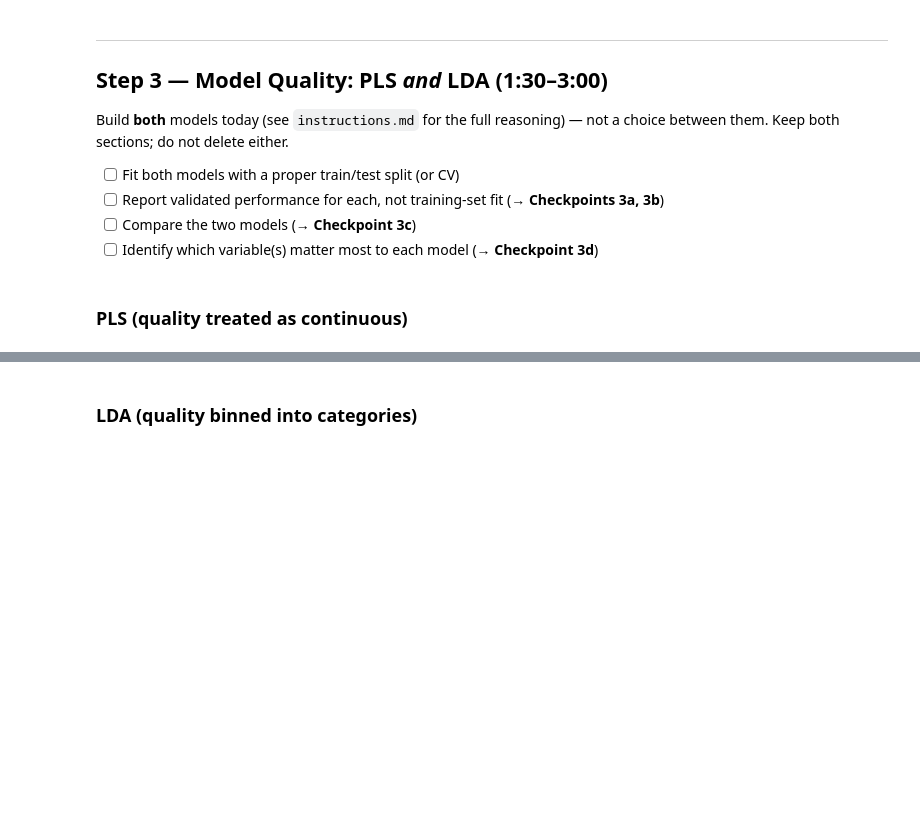
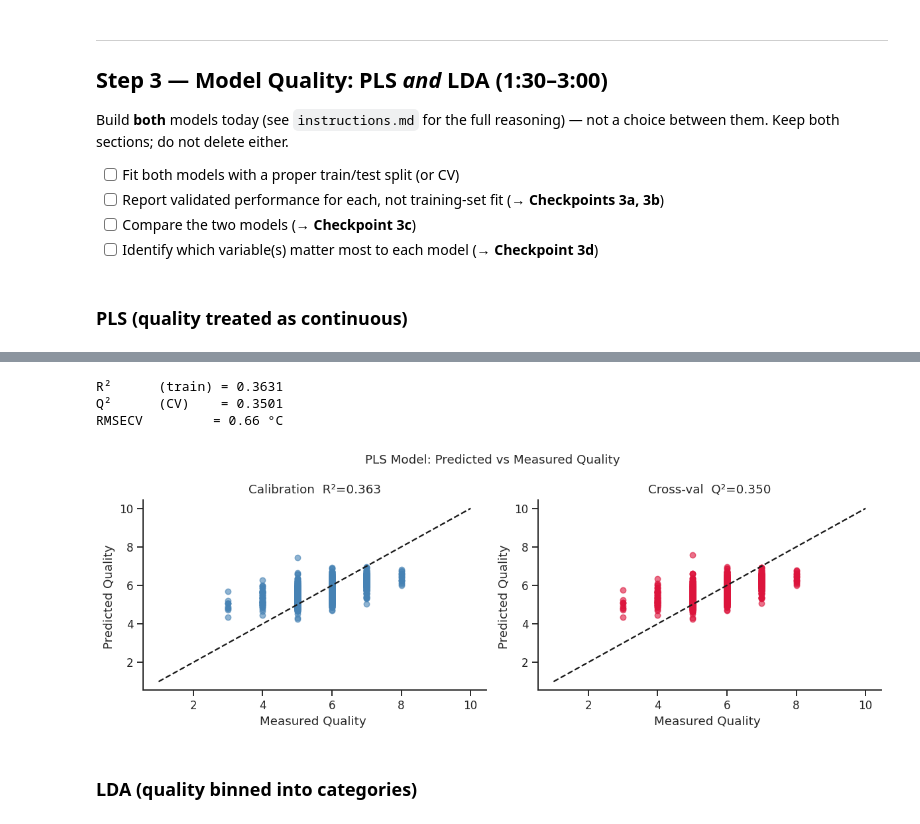
Before and after one commit to fredrik104/1kb570_2026, a Jupyter notebook: Labs/02_modelling_wine_quality/starter_notebook.ipynb, the cells around one changed output, grey strips where cells are left out. Saved outputs shown, nothing was run; the diff lists cells and outputs as text; code cells hidden in the pictures; blank space fills up the shorter version.

```diff
--- a/Labs/02_modelling_wine_quality/starter_notebook.ipynb
+++ b/Labs/02_modelling_wine_quality/starter_notebook.ipynb
@@ -269,6 +379,43 @@ not a choice between them. Keep both sections; do not delete either.
 # %%
 # TODO: fit PLSRegression; choose the number of latent variables using
 # cross-validated RMSE or Q^2, not the training-set fit alone
+pls = PLSRegression(n_components=opt_nc, scale=False)
+pls.fit(X_scaled, df.quality)
+
+qual_pred_train = pls.predict(X_scaled).ravel()
+qual_pred_cv    = cross_val_predict(pls, X_scaled, df.quality, cv=kf).ravel()
+
+r2_train = r2_score(df.quality, qual_pred_train)
+r2_cv    = r2_score(df.quality, qual_pred_cv)
+rmse_cv  = np.sqrt(mean_squared_error(df.quality, qual_pred_cv))
+
+print(f'R²      (train) = {r2_train:.4f}')
+print(f'Q²      (CV)    = {r2_cv:.4f}')
+print(f'RMSECV         = {rmse_cv:.2f} °C')
+
+fig, axes = plt.subplots(1, 2, figsize=(11, 4))
+
+for ax, (qual_p, label, color) in zip(
+    axes,
+    [(qual_pred_train, f'Calibration  R²={r2_train:.3f}', 'steelblue'),
+     (qual_pred_cv,   f'Cross-val  Q²={r2_cv:.3f}',      'crimson')]
+):
+    ax.scatter(df.quality, qual_p, s=30, alpha=0.6, color=color)
+    lims = [min(df.quality.min(), qual_p.min())-2, max(df.quality.max(), qual_p.max())+2]
+    ax.plot(lims, lims, 'k--', lw=1.5)
+    ax.set_xlabel('Measured Quality ')
+    ax.set_ylabel('Predicted Quality ')
+    ax.set_title(label)
+    sns.despine(ax=ax)
+
+plt.suptitle('PLS Model: Predicted vs Measured Quality', fontsize=12)
+plt.tight_layout()
+plt.show()
+# %% [output]
+R²      (train) = 0.3631
+Q²      (CV)    = 0.3501
+RMSECV         = 0.66 °C
+[figure, added]
 # %%
 # TODO: report test-set RMSE and/or R^2, and a predicted-vs-observed plot
 # (include the y=x identity line for reference)
```
Also changed, not shown: parts of 5 cells of this notebook.
